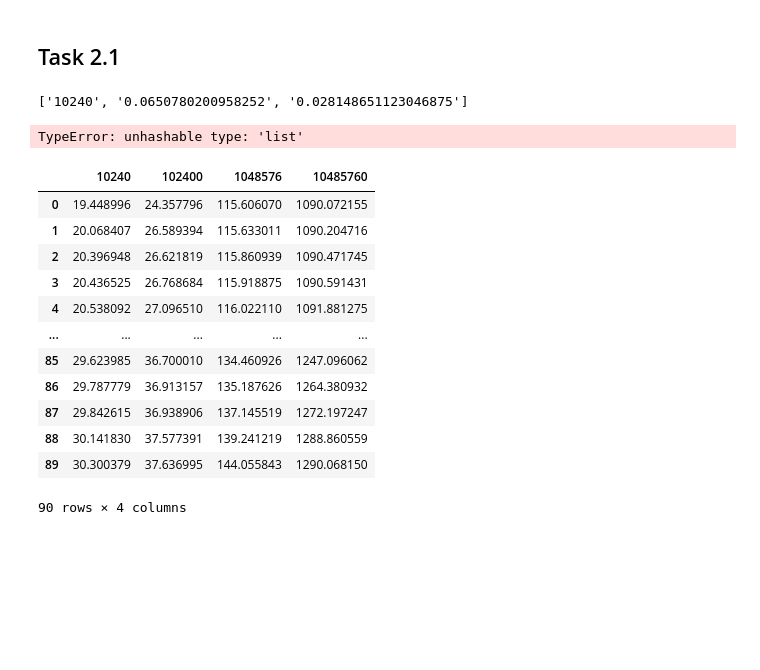
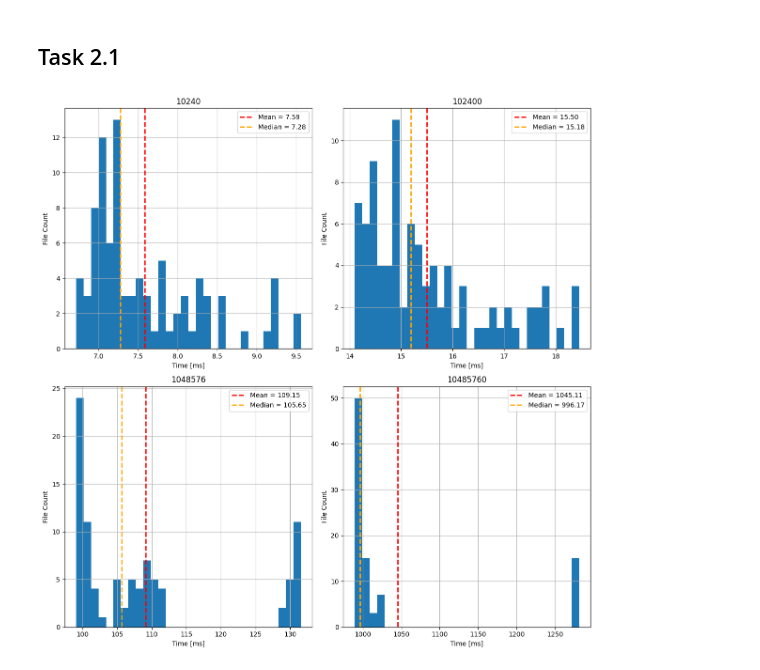
Before and after one commit to dalleman1/distributedstorage_project, a Jupyter notebook: testfolder/plots.ipynb, the cells around one changed output. Drawn from its saved outputs; the diff is of its cells as text; code cells hidden in the pictures; blank space fills up the shorter version.

Commit message:
Task 2 plots

```diff
--- a/testfolder/plots.ipynb
+++ b/testfolder/plots.ipynb
@@ -141,2 +213,23 @@ plot_hist(dfk4s)
+# %%
+import numpy as np
+import matplotlib.lines as mlines
+
+def plot_hist(df):
+    axs = df.hist(bins=30, figsize=(12,12))
+
+    axs = np.ravel(axs)
+
+    for i, col in enumerate(df.columns):
+        m_ax = axs[i].twinx()
+        m_ax.set_ylim(0, 1)
+        m_ax.vlines(df[col].mean(), 1, 0, color='r', linestyle='--', linewidth=2, label=f'Mean = {df[col].mean():.2f}')
+        m_ax.vlines(df[col].median(), 1, 0, color='orange', linestyle='--', linewidth=2, label=f'Median = {df[col].median():.2f}')
+        m_ax.get_yaxis().set_ticks([])
+        m_ax.legend()
+        axs[i].set_ylabel('File Count')
+        axs[i].set_xlabel('Time [ms]')
+
+    fig = axs[0].get_figure()
+    fig.tight_layout()
 # %% [markdown]
 ## Task 2.1
@@ -173,39 +236,5 @@ def load_text_times(folder):
-# %%
-import re
-
-arr = re.findall(r"\d+", "Size: 10240, TotalTime: 0.0650780200958252, EncodingTime: 0.028148651123046875")
-
-new_arr = []
-new_arr.append(arr[0])
-new_arr.append(f'{arr[1]}.{arr[2]}')
-new_arr.append(f'{arr[3]}.{arr[4]}')
-
-new_arr
-# %% [output]
-['10240', '0.0650780200958252', '0.028148651123046875']
-# %%
-dfl1p = pd.DataFrame(load_postman('21l1'))
-dfl1l = pd.DataFrame(load_textfile('21l1/decoding_time.txt'))
-dfl1t = pd.DataFrame(load_text_times('21l1/times.txt'))
-
-# plot_hist(dfl21)
-# plot_hist(dfk4t)
-# plot_hist(dfk4s)
-# %% [output]
-TypeError: unhashable type: 'list'
-# %%
-dfl1t
-# %% [output]
-|  | 10240 | 102400 | 1048576 | 10485760 |
-| 0 | 19.448996 | 24.357796 | 115.606070 | 1090.072155 |
-| 1 | 20.068407 | 26.589394 | 115.633011 | 1090.204716 |
-| 2 | 20.396948 | 26.621819 | 115.860939 | 1090.471745 |
-| 3 | 20.436525 | 26.768684 | 115.918875 | 1090.591431 |
-| 4 | 20.538092 | 27.096510 | 116.022110 | 1091.881275 |
-| ... | ... | ... | ... | ... |
-| 85 | 29.623985 | 36.700010 | 134.460926 | 1247.096062 |
-| 86 | 29.787779 | 36.913157 | 135.187626 | 1264.380932 |
-| 87 | 29.842615 | 36.938906 | 137.145519 | 1272.197247 |
-| 88 | 30.141830 | 37.577391 | 139.241219 | 1288.860559 |
-| 89 | 30.300379 | 37.636995 | 144.055843 | 1290.068150 |
-90 rows × 4 columns
+# %%
+df_decoder_1 = pd.DataFrame(load_textfile('21l1/decoding_time.txt'))
+plot_hist(df_decoder_1)
+# %% [output]
+[figure, added]
```
Also changed, not shown: parts of 19 cells of this notebook, 21 other files.
